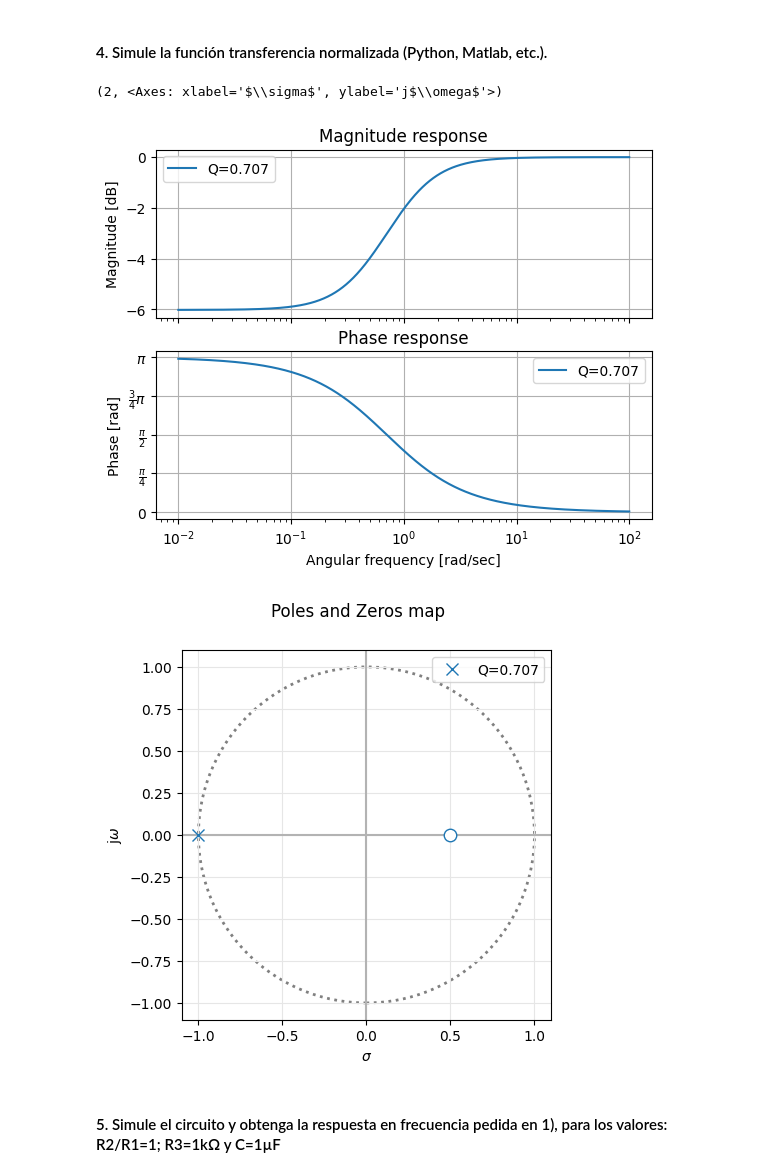
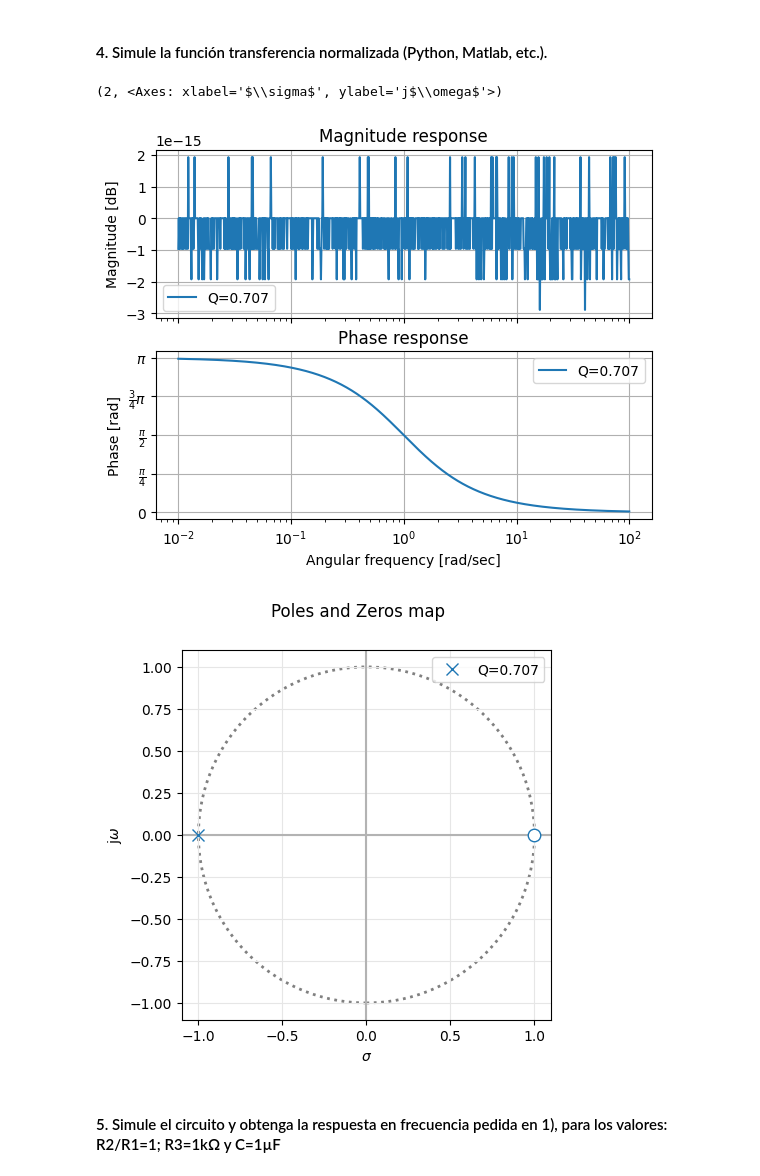
Before and after one commit to dmoharos/UTN_BA_TC2, a Jupyter notebook: TS1/TS1_Presentación.ipynb, the cells around one changed output. Cells and saved outputs as stored; diff of their text form; code cells hidden in the pictures.

```diff
--- a/TS1/TS1_Presentación.ipynb
+++ b/TS1/TS1_Presentación.ipynb
@@ -188,35 +188,30 @@ T($)= \frac{$-D}{$+1}
 # %%
 #!/usr/bin/env python3
 # -*- coding: utf-8 -*-
-"""
-Created on Fri Apr  7 14:50:21 2023
-
-@author: David
-"""
 
 from scipy.signal import TransferFunction
 import matplotlib.pyplot as plt
 import numpy as np
 
 from pytc2.sistemas_lineales import pzmap, GroupDelay, bodePlot
 
 w0 = 1
-D= 0.5
+D= 1
 qq = np.sqrt(2)/2
 
 my_tf = TransferFunction( [1, -D], [1, 1] )
 
 plt.close('all')
 
 bodePlot(my_tf, fig_id=1, filter_description = 'Q={:3.3f}'.format(qq) )
 
 pzmap(my_tf, fig_id=2, filter_description = 'Q={:3.3f}'.format(qq)) #S plane pole/zero plot
 
 #GroupDelay(my_tf, fig_id=3, filter_description = 'Q={:3.3f}'.format(qq))
 # %% [output]
 (2, <Axes: xlabel='$\\sigma$', ylabel='j$\\omega$'>)
-[figure, old version]
+[figure, new version]
-[figure, old version]
+[figure, new version]
 # %% [markdown]
 #### 5. Simule el circuito y obtenga la respuesta en frecuencia pedida en 1), para los valores:  R2/R1=1; R3=1kΩ y C=1µF
 # %% [markdown]
```
Also changed, not shown: parts of 8 cells of this notebook, 9 other files.
